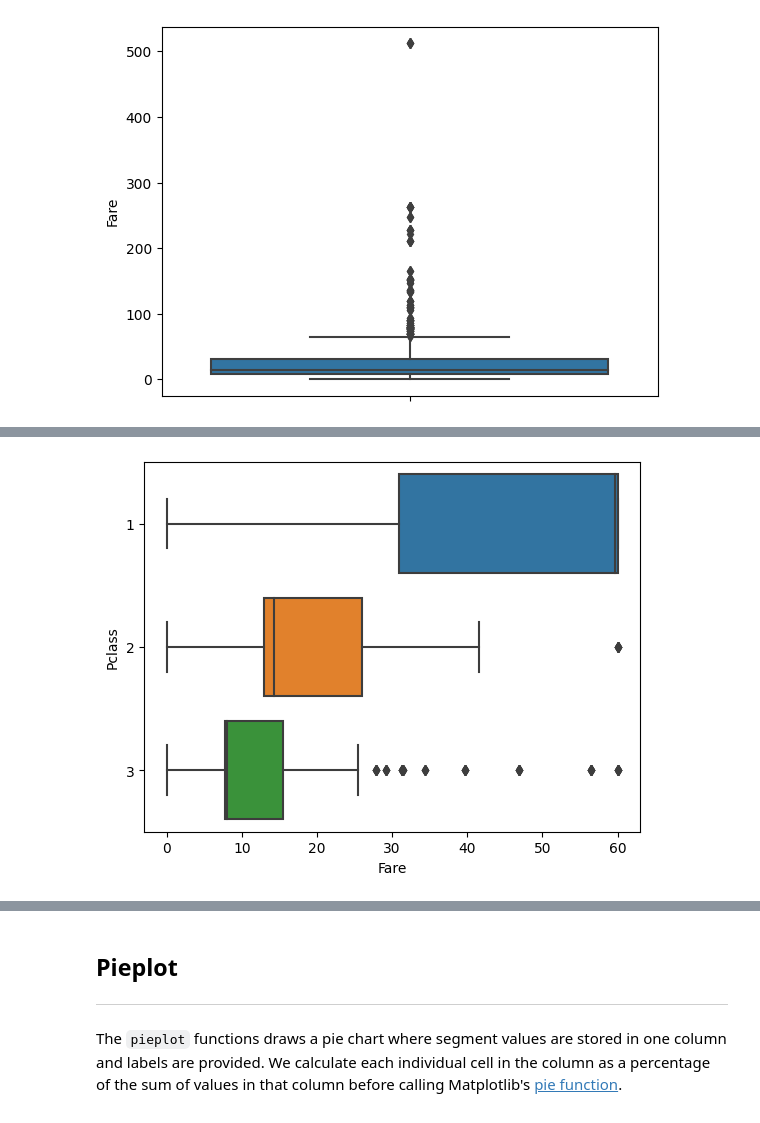
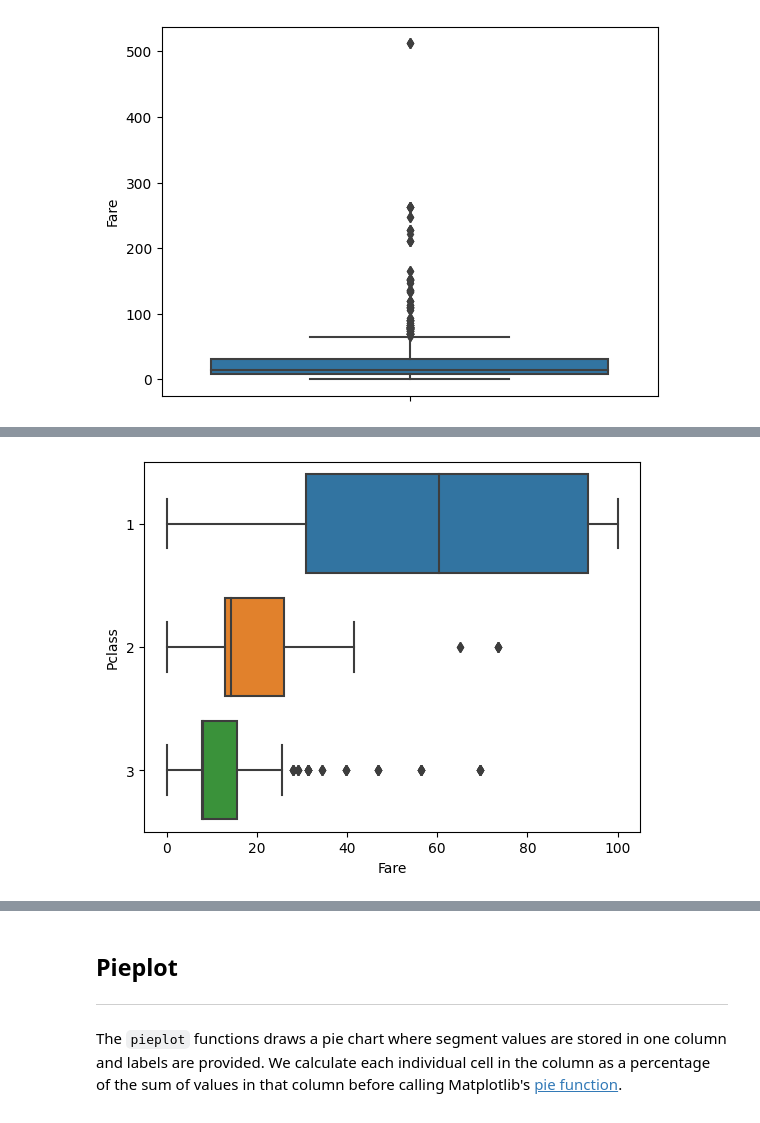
Before and after one commit to mithril-security/bastionlab, a Jupyter notebook: docs/docs/tutorials/visualization.ipynb, the cells around one changed output, grey strips where cells are left out. Cells and saved outputs as stored; diff of their text form; code cells hidden in the pictures.

```diff
--- a/docs/docs/tutorials/visualization.ipynb
+++ b/docs/docs/tutorials/visualization.ipynb
@@ -193,4 +199,4 @@ Let's now look at an example using the `x` and `y` arguments to see the minimum,
 # %%
-clipped = rdf.select([pl.col("Fare").clip(min_val=0, max_val=60), pl.col("Pclass")])
+clipped = rdf.select([pl.col("Fare").clip(min_val=0, max_val=100), pl.col("Pclass")])
 clipped.boxplot(y="Fare", x="Pclass")
 # %% [output]
@@ -200,4 +206,4 @@ We can also view this information horizontally, simply by using the 'orient' kwa
 # %%
-clipped.boxplot(y="Pclass", x="Fare", orient="h")
+clipped.boxplot(y="Pclass", x="Fare", vertical=False)
 # %% [output]
-[figure, old version]
+[figure, new version]
```
Also changed, not shown: parts of 10 cells of this notebook, 1 other file.
